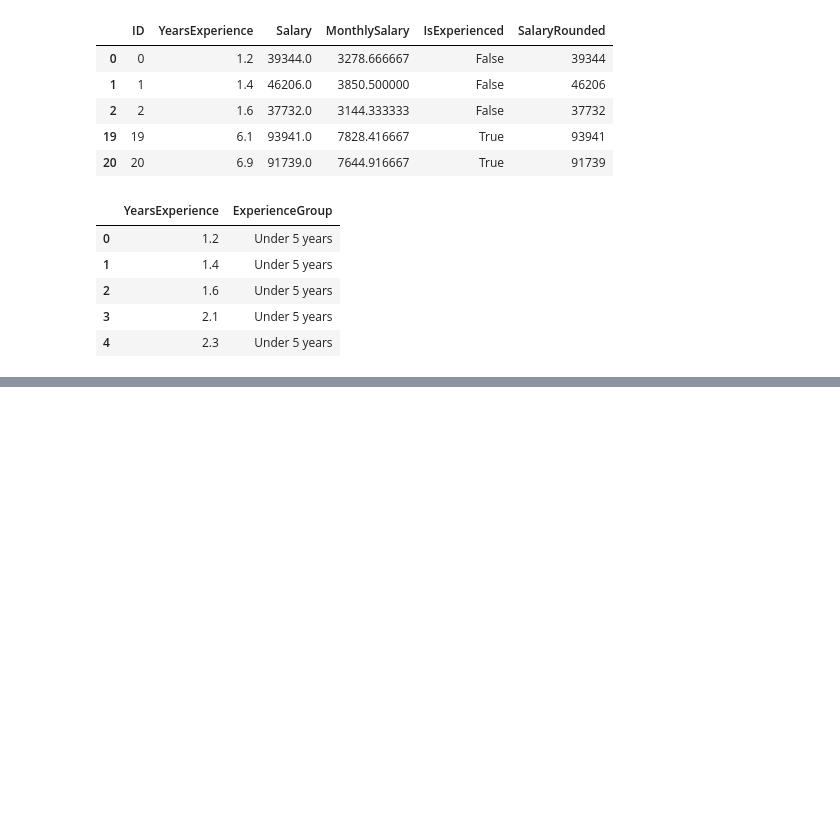
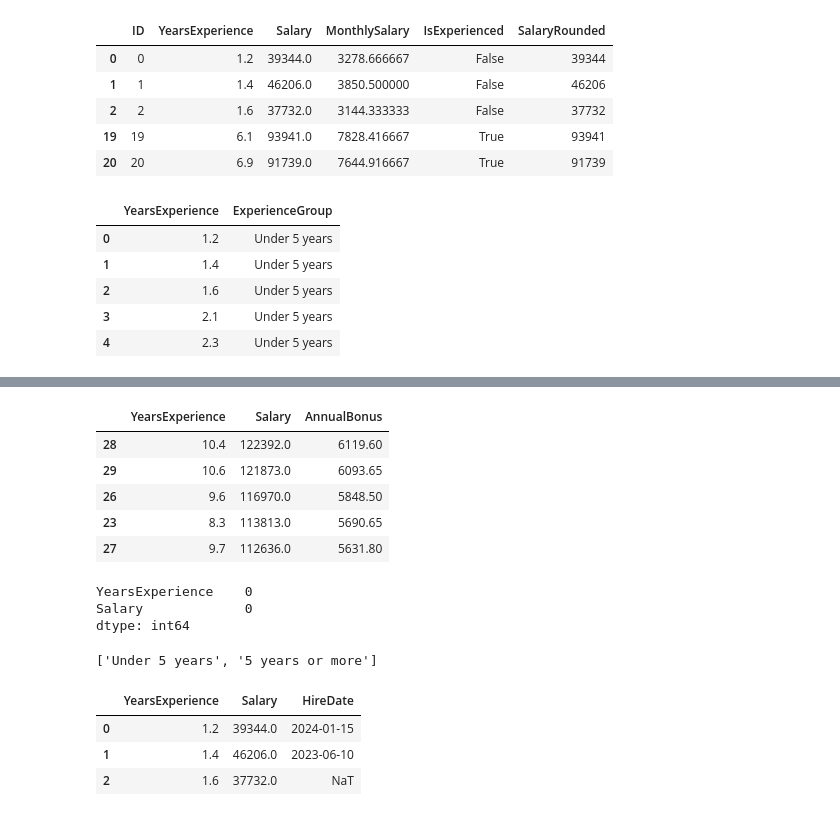
Before and after one commit to devchandhana12/Preparation, a Jupyter notebook: Pandas/pandas_practice.ipynb, the cells around one changed output, grey strips where cells are left out. Cells and saved outputs as stored; diff of their text form; code cells hidden in the pictures; blank space fills up the shorter version.

```diff
--- a/Pandas/pandas_practice.ipynb
+++ b/Pandas/pandas_practice.ipynb
@@ -124,0 +178,53 @@ labeled_salaries[["YearsExperience","ExperienceGroup"]].head(5)
+# %%
+df["AnnualBonus"] = df["Salary"] * df["BonusRate"]
+
+has_bonus = df["AnnualBonus"] > 0
+filtered_employees = df.loc[has_bonus]
+
+ranked_employees = filtered_employees.sort_values(
+    by="AnnualBonus",
+    ascending=False,
+)
+
+ranked_employees[["YearsExperience", "Salary", "AnnualBonus"]].head(5)
+# %% [output]
+|  | YearsExperience | Salary | AnnualBonus |
+| 28 | 10.4 | 122392.0 | 6119.60 |
+| 29 | 10.6 | 121873.0 | 6093.65 |
+| 26 | 9.6 | 116970.0 | 5848.50 |
+| 23 | 8.3 | 113813.0 | 5690.65 |
+| 27 | 9.7 | 112636.0 | 5631.80 |
+# %%
+practice_pay = df[["YearsExperience", "Salary"]].copy()
+practice_pay.loc[practice_pay.index[0], "Salary"] = float("nan")
+
+practice_pay["Salary"] = practice_pay["Salary"].fillna(practice_pay["Salary"].median())
+practice_pay.isna().sum()
+# %% [output]
+YearsExperience    0
+Salary             0
+dtype: int64
+# %%
+messy_labels = pd.DataFrame({
+    "ExperienceGroup": [" Under 5 years", "5 years or more  "]
+})
+
+messy_labels["ExperienceGroup"] = messy_labels["ExperienceGroup"].str.strip()
+messy_labels["ExperienceGroup"].tolist()
+# %% [output]
+['Under 5 years', '5 years or more']
+# %%
+hire_dates = df[["YearsExperience", "Salary"]].head(3).copy()
+hire_dates["HireDate"] = ["2024-01-15", "2023-06-10", "2024-02-30"]
+
+hire_dates["HireDate"] = pd.to_datetime(
+    hire_dates["HireDate"],
+    errors="coerce"
+)
+
+hire_dates
+# %% [output]
+|  | YearsExperience | Salary | HireDate |
+| 0 | 1.2 | 39344.0 | 2024-01-15 |
+| 1 | 1.4 | 46206.0 | 2023-06-10 |
+| 2 | 1.6 | 37732.0 | NaT |
```
Also changed, not shown: parts of 2 cells of this notebook.
